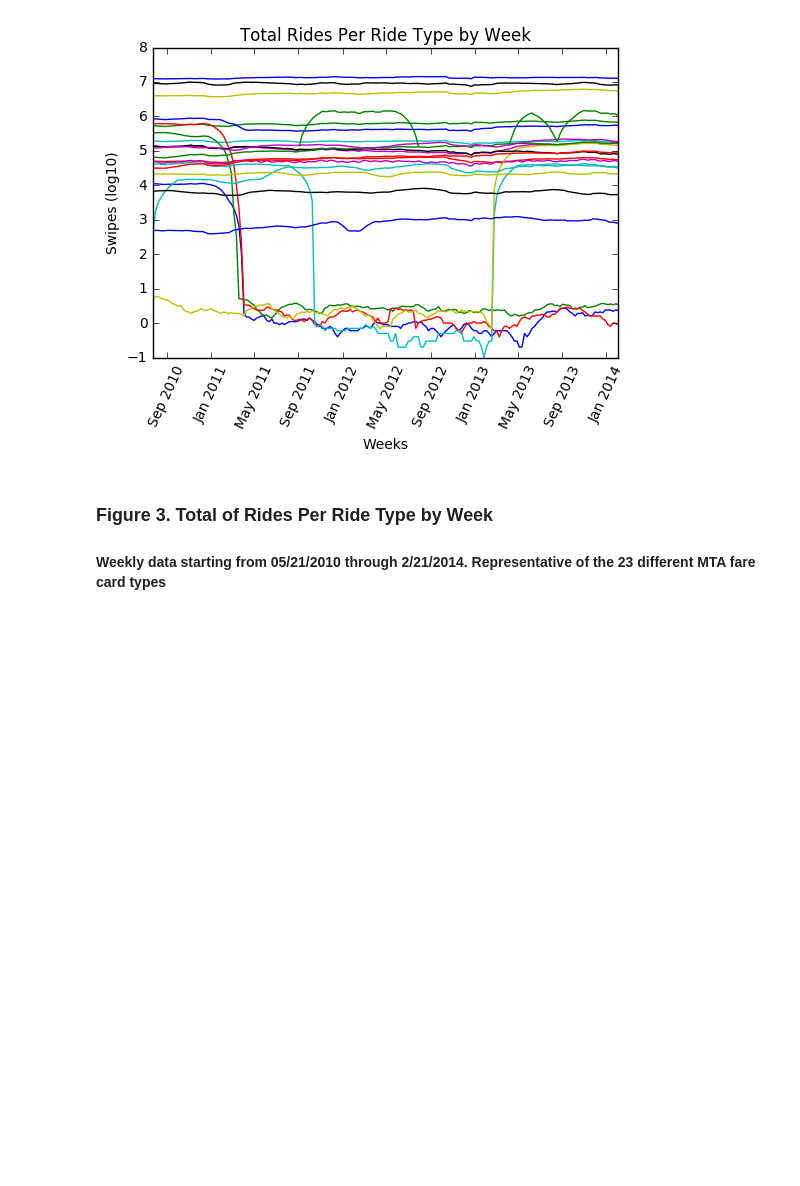
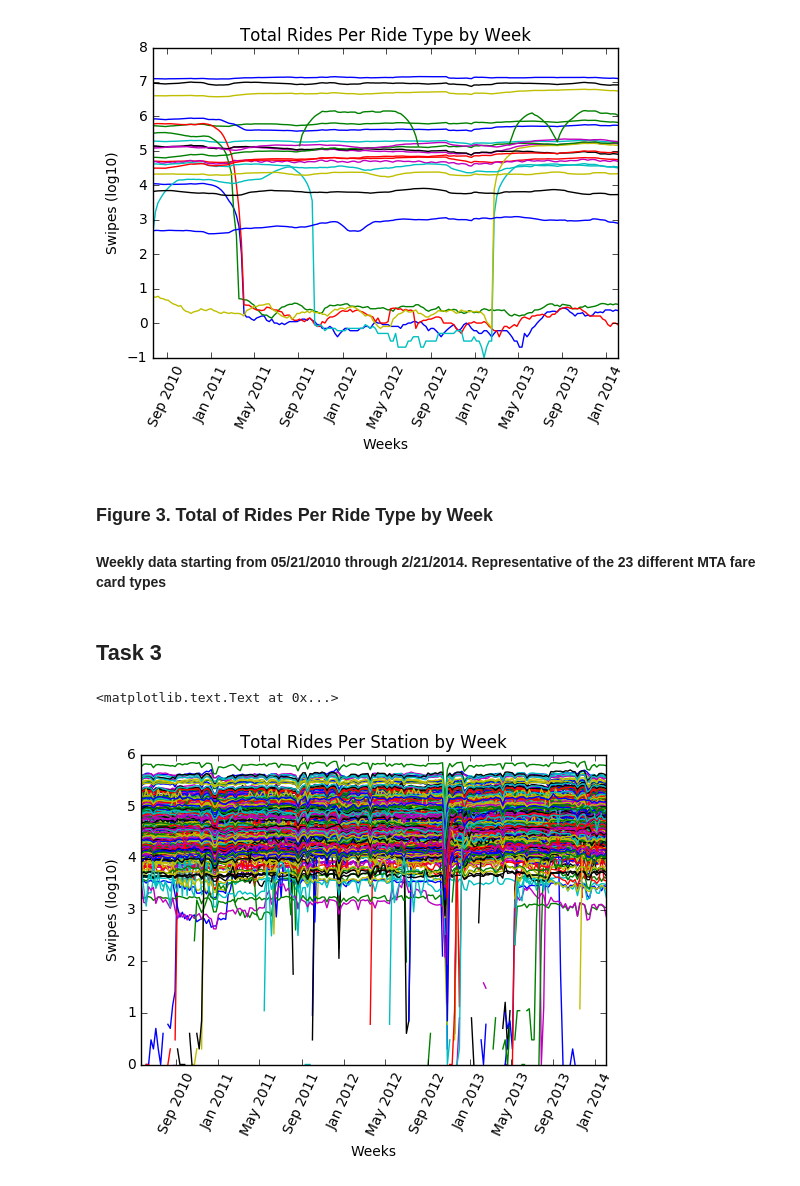
Before and after one commit to kdr276/PUI2016_kdr276, a Jupyter notebook: HW9_kdr276/Assignment_1.ipynb, the cells around one changed output. Drawn from its saved outputs; the diff is of its cells as text; code cells hidden in the pictures; blank space fills up the shorter version.

```diff
--- a/HW9_kdr276/Assignment_1.ipynb
+++ b/HW9_kdr276/Assignment_1.ipynb
@@ -137,0 +140,12 @@ pl.ylabel("Swipes (log10)")
+# %% [markdown]
+## Task 3
+# %%
+mtastationsum = mta_allstationsum.transpose()
+pl.plot(weekinterval, np.log10(mtastationsum))
+pl.title('Total Rides Per Station by Week')
+pl.xticks(rotation = '65')
+pl.xlabel("Weeks")
+pl.ylabel("Swipes (log10)")
+# %% [output]
+<matplotlib.text.Text at 0x...>
+[figure, added]
```
Also changed, not shown: parts of 5 cells of this notebook.
